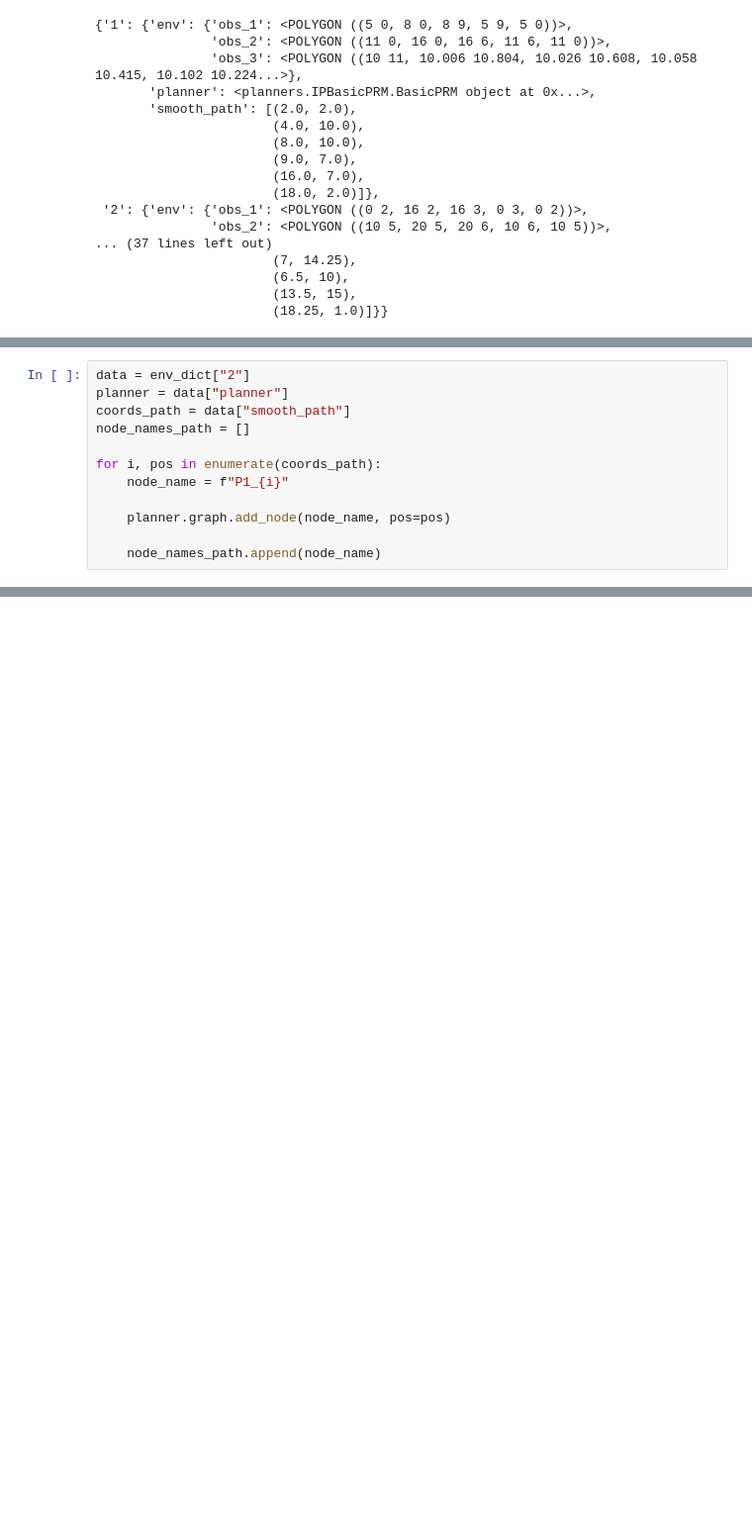
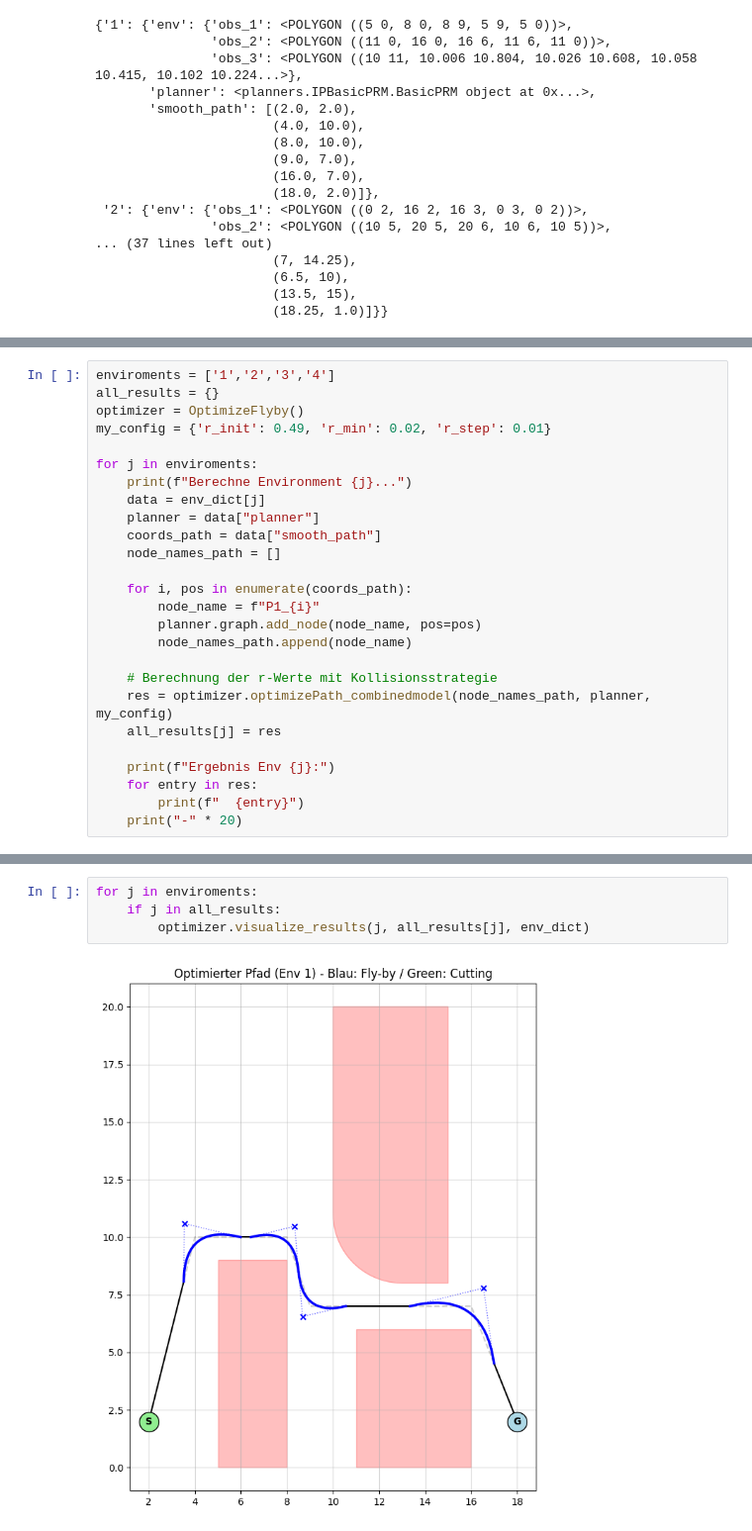
Before and after one commit to Nico-Sander/robotprogramming-project-2526, a Jupyter notebook: src/main.ipynb, the cells around one changed output, grey strips where cells are left out. Shown: that part at 99% size. Cells and saved outputs as stored; diff of their text form; blank space fills up the shorter version.

```diff
--- a/src/main.ipynb
+++ b/src/main.ipynb
@@ -85,12 +82,0 @@ pprint.pprint(env_dict)
-# %%
-data = env_dict["2"]
-planner = data["planner"]
-coords_path = data["smooth_path"]
-node_names_path = []
-
-for i, pos in enumerate(coords_path):
-    node_name = f"P1_{i}"
-
-    planner.graph.add_node(node_name, pos=pos)
-
-    node_names_path.append(node_name)
@@ -181,0 +85,26 @@ visualize_results('2', result, env_dict)
+# %%
+enviroments = ['1','2','3','4']
+all_results = {}
+optimizer = OptimizeFlyby()
+my_config = {'r_init': 0.49, 'r_min': 0.02, 'r_step': 0.01}
+
+for j in enviroments:
+    print(f"Berechne Environment {j}...")
+    data = env_dict[j]
+    planner = data["planner"]
+    coords_path = data["smooth_path"]
+    node_names_path = []
+
+    for i, pos in enumerate(coords_path):
+        node_name = f"P1_{i}"
+        planner.graph.add_node(node_name, pos=pos)
+        node_names_path.append(node_name)
+
+    # Berechnung der r-Werte mit Kollisionsstrategie
+    res = optimizer.optimizePath_combinedmodel(node_names_path, planner, my_config)
+    all_results[j] = res
+
+    print(f"Ergebnis Env {j}:")
+    for entry in res:
+        print(f"  {entry}")
+    print("-" * 20)
@@ -181,0 +131,6 @@ visualize_results('2', result, env_dict)
+# %%
+for j in enviroments:
+    if j in all_results:
+        optimizer.visualize_results(j, all_results[j], env_dict)
+# %% [output]
+[figure, added]
```
Also changed, not shown: parts of 9 cells of this notebook, 2 other files.
